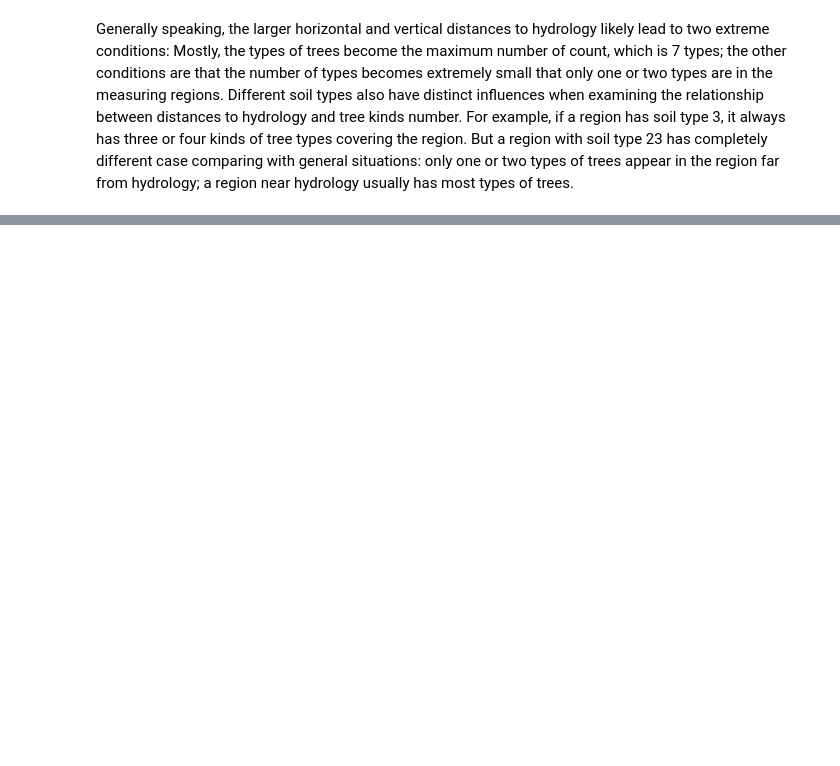
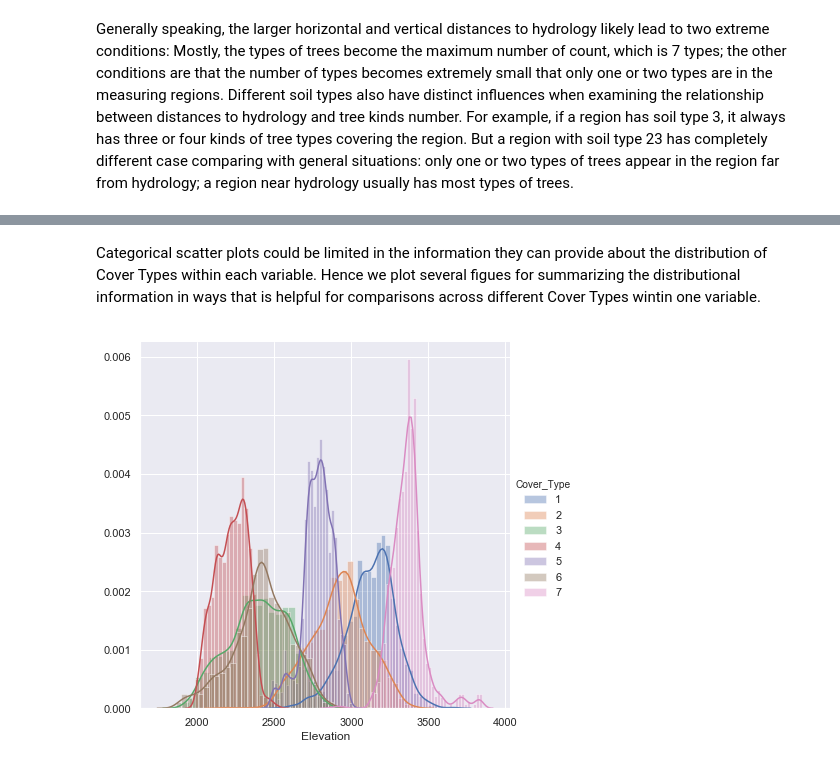
Before and after one commit to vbienridy/DS5500-Spring2020-Forest-CoverType, a Jupyter notebook: DS5500_Proposal_EDA.ipynb, the cells around one changed output, grey strips where cells are left out. Cells and saved outputs as stored; diff of their text form; code cells hidden in the pictures; blank space fills up the shorter version.

```diff
--- a/DS5500_Proposal_EDA.ipynb
+++ b/DS5500_Proposal_EDA.ipynb
@@ -133,0 +126,8 @@ list(df_train)
+# %% [markdown]
+Categorical scatter plots could be limited in the information they can provide about the distribution of Cover Types within each variable. Hence we plot several figues for summarizing the distributional information in ways that is helpful for comparisons across different Cover Types wintin one variable.
+# %%
+figure6 = sns.FacetGrid(df_train,hue="Cover_Type",size=6)\
+        .map(sns.distplot, 'Elevation').add_legend()
+figure6.fig.savefig("figure6.png")
+# %% [output]
+[figure, added]
```
Also changed, not shown: parts of 14 cells of this notebook.
